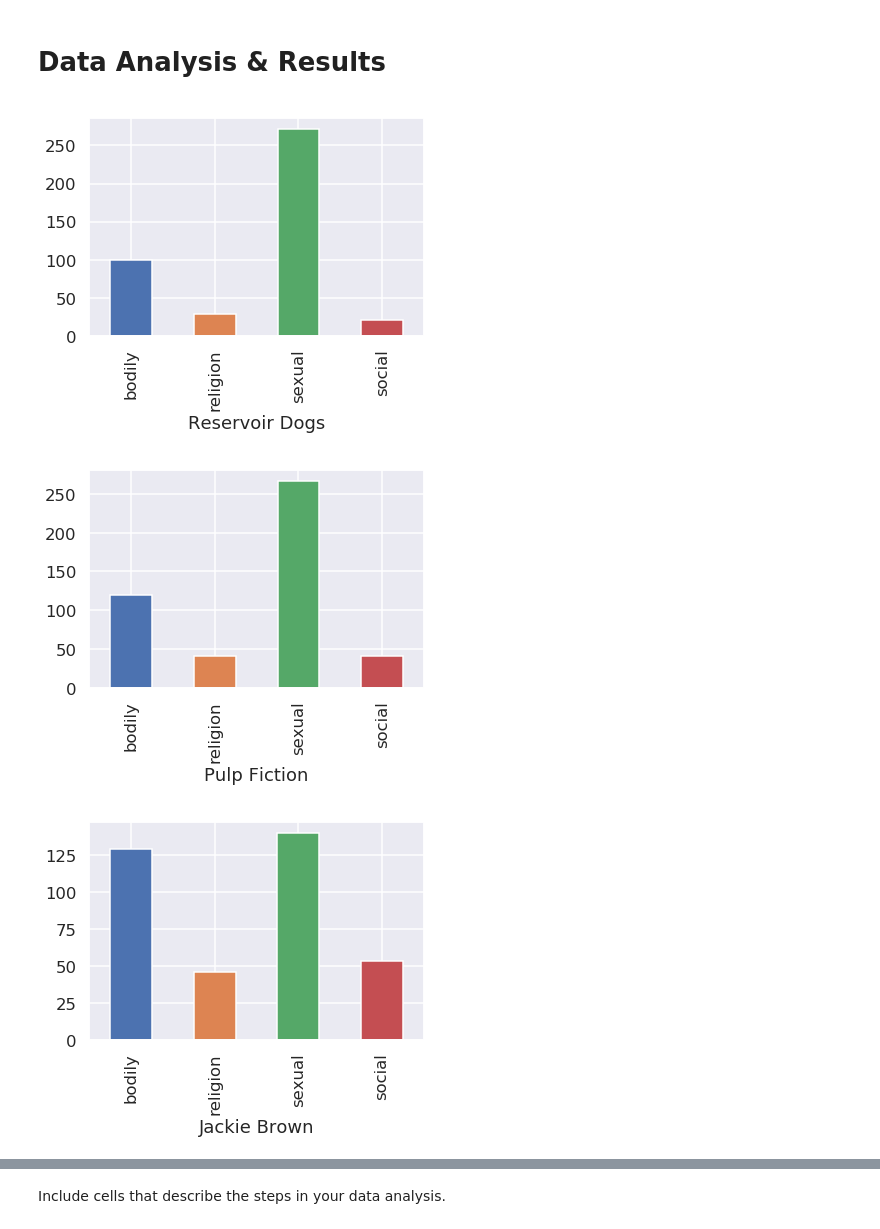
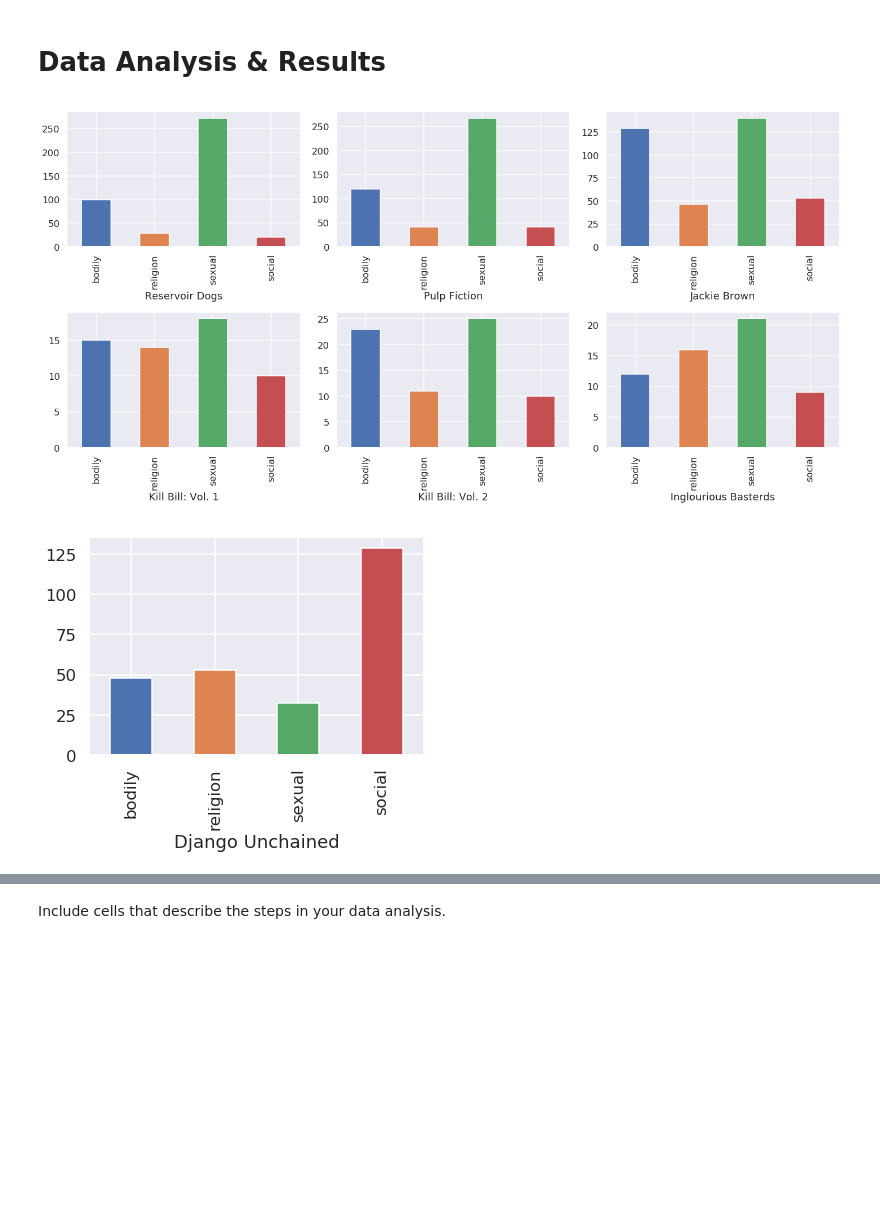
Before and after one commit to janinehou/COGS-108-Final-Project, a Jupyter notebook: FinalProject.ipynb, the cells around one changed output, grey strips where cells are left out. Saved outputs shown, nothing was run; the diff lists cells and outputs as text; code cells hidden in the pictures; blank space fills up the shorter version.

```diff
--- a/FinalProject.ipynb
+++ b/FinalProject.ipynb
@@ -184,6 +184,8 @@ def sum_sex(df):
     return (df.category == 'sexual').sum()
 def sum_social(df):
     return (df.category == 'social').sum()
+
+fig, ar = plt.subplots(2, 3, figsize=(20,10))
 
 #'Reservoir Dogs'
 dogs1_df = words.drop(['word'], axis=1)
@@ -196,7 +198,7 @@ count_7=[int(dogs_body), int(dogs_religion), int(dogs_sex), int(dogs_social)]
 categories_7 = ['bodily', 'religion', 'sexual', 'social']
 data_dogs = {'Reservoir Dogs':categories_7,'count_7':count_7}
 df_dogs = pd.DataFrame(data_dogs)
-dogs_bar = df_dogs.plot.bar(x='Reservoir Dogs', y='count_7', legend=False)
+dogs_bar = df_dogs.plot.bar(x='Reservoir Dogs', y='count_7', legend=False, ax=ar[0][0])
 
 #'Pulp Fiction'
 pulp1_df = words.drop(['word'], axis=1)
@@ -209,7 +211,7 @@ count_6=[int(pulp_body), int(pulp_religion), int(pulp_sex), int(pulp_social)]
 categories_6 = ['bodily', 'religion', 'sexual', 'social']
 data_pulp = {'Pulp Fiction':categories_6,'count_6':count_6}
 df_pulp = pd.DataFrame(data_pulp)
-pulp_bar = df_pulp.plot.bar(x='Pulp Fiction', y='count_6', legend=False)
+pulp_bar = df_pulp.plot.bar(x='Pulp Fiction', y='count_6', legend=False, ax=ar[0][1])
 
 #'Jackie Brown'
 jackie1_df = words.drop(['word'], axis=1)
@@ -222,7 +224,7 @@ count_5=[int(jackie_body), int(jackie_religion), int(jackie_sex), int(jackie_soc
 categories_5 = ['bodily', 'religion', 'sexual', 'social']
 data_jackie = {'Jackie Brown':categories_5,'count_5':count_5}
 df_jackie = pd.DataFrame(data_jackie)
-jackie_bar = df_jackie.plot.bar(x='Jackie Brown', y='count_5', legend=False)
+jackie_bar = df_jackie.plot.bar(x='Jackie Brown', y='count_5', legend=False, ax=ar[0][2])
 
 #Kill Bill: Vol. 1
 kill1_df = words.drop(['word'], axis=1)
@@ -235,7 +237,7 @@ count_3=[int(kill_body), int(kill_religion), int(kill_sex), int(kill_social)]
 categories_3 = ['bodily', 'religion', 'sexual', 'social']
 data_kill = {'Kill Bill: Vol. 1':categories_3,'count_3':count_3}
 df_kill = pd.DataFrame(data_kill)
-kill_bar = df_kill.plot.bar(x='Kill Bill: Vol. 1', y='count_3', legend=False)
+kill_bar = df_kill.plot.bar(x='Kill Bill: Vol. 1', y='count_3', legend=False, ax=ar[1][0])
 
 #'Kill Bill: Vol. 2'
 kill21_df = words.drop(['word'], axis=1)
@@ -247,35 +249,36 @@ kill2_social = sum_social(kill2_df)
 count_4=[int(kill2_body), int(kill2_religion), int(kill2_sex), int(kill2_social)]
 categories_4 = ['bodily', 'religion', 'sexual', 'social']
 data_kill2 = {'Kill Bill: Vol. 2':categories_4,'count_4':count_4}
 df_kill2 = pd.DataFrame(data_kill2)
-kill2_bar = df_kill2.plot.bar(x='Kill Bill: Vol. 2', y='count_4', legend=False)
+kill2_bar = df_kill2.plot.bar(x='Kill Bill: Vol. 2', y='count_4', legend=False, ax=ar[1][1])
 
 #Inglourious Basterds
 inglor1_df = words.drop(['word'], axis=1)
 inglor_df = inglor1_df[inglor1_df['movie'] == 'Inglourious Basterds']
 inglor_body = sum_body(inglor_df)
 inglor_religion = sum_religion(inglor_df)
 inglor_sex = sum_sex(inglor_df)
 inglor_social = sum_social(inglor_df)
 count_2=[int(inglor_body), int(inglor_religion), int(inglor_sex), int(inglor_social)]
 categories_2 = ['bodily', 'religion', 'sexual', 'social']
 data_inglor = {'Inglourious Basterds':categories_2,'count_2':count_2}
 df_inglor = pd.DataFrame(data_inglor)
-inglor_bar = df_inglor.plot.bar(x='Inglourious Basterds', y='count_2', legend=False)
+inglor_bar = df_inglor.plot.bar(x='Inglourious Basterds', y='count_2', legend=False, ax=ar[1][2])
 
 #Django Unchained
 django1_df = words.drop(['word'], axis=1)
 django_df = django1_df[django1_df['movie'] == 'Django Unchained']
 django_body = sum_body(django_df)
 django_religion = sum_religion(django_df)
 django_sex = sum_sex(django_df)
 django_social = sum_social(django_df)
 count=[int(django_body), int(django_religion), int(django_sex), int(django_social)]
 categories = ['bodily', 'religion', 'sexual', 'social']
 data_django = {'Django Unchained':categories,'count':count}
 df_django = pd.DataFrame(data_django)
 django_bar = df_django.plot.bar(x='Django Unchained', y='count', legend=False)
+
+fig.tight_layout()
 # %% [output]
-[figure, old version]
+[figure, new version]
-[figure, old version]
+[figure, new version]
-[figure, removed]
```
Also changed, not shown: parts of 5 cells of this notebook.
